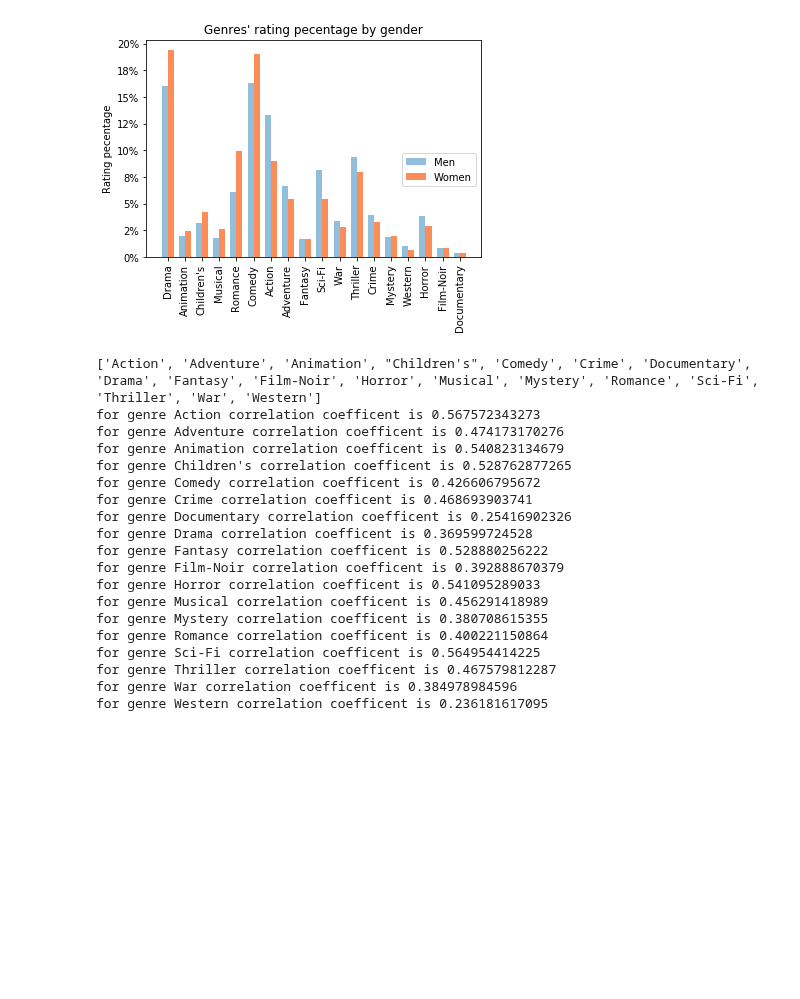
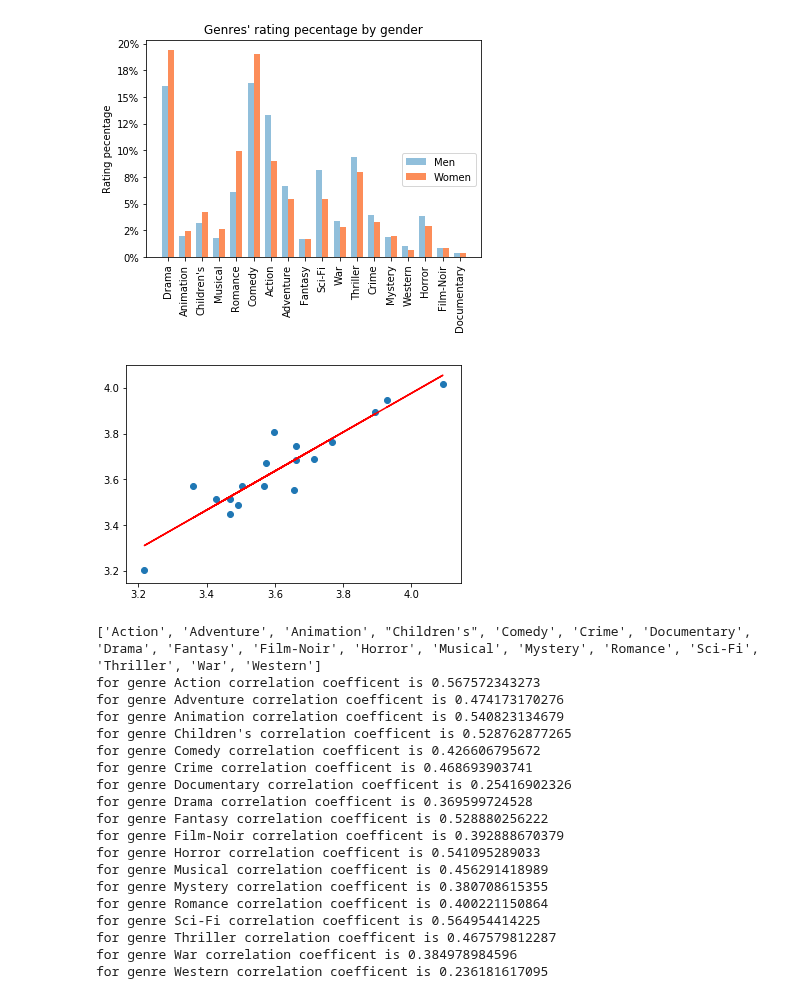
Before and after one commit to tianhaopx/Case-Study-of-Data-Science, a Jupyter notebook: CaseStudy2/CaseStudy2.ipynb, the cells around one changed output. Cells and saved outputs as stored; diff of their text form; code cells hidden in the pictures; blank space fills up the shorter version.

```diff
--- a/CaseStudy2/CaseStudy2.ipynb
+++ b/CaseStudy2/CaseStudy2.ipynb
@@ -489,0 +473,11 @@ for age group 56, correlation coefficent is 0.49148544214
+# %%
+# compute correlation coefficent for each occupation
+occupation=["other","academic/educator","artist","clerical/admin","college/grad student","customer service","doctor/health care","executive/managerial",
+           "farmer","homemaker","K-12 student","lawyer","programmer","retired","sales/marketing","scientist","self-employed",
+           "technician/engineer","tradesman/craftsman","unemployed","writer"]
+for i in range(21):
+    data_ocpt=data[data.occupation==i]
+    ocptname=occupation[i]
+    meanrating_ocpt=data_ocpt.pivot_table('rating',index='title',columns='gender',aggfunc='mean')
+    #meanrating200_genres=meanrating_genres[titlerating_200]
+    print('for occupation %s, correlation coefficent is'%ocptname, meanrating_ocpt['M'].corr(meanrating_ocpt['F']))
@@ -681,6 +693,23 @@ plt.show()
 # %% [output]
 [figure]
 [figure]
+# %%
+#Regression??
+import matplotlib.pyplot as plt
+import numpy as np
+from numpy import array
+
+x=array(Mrating_mean)
+y=array(Frating_mean)
+
+fig, ax = plt.subplots()
+fit = np.polyfit(x, y, deg=1)
+
+ax.plot(x, fit[0] * x + fit[1], color='red')
+ax.scatter(x, y)
+py.show()
+# %% [output]
+[figure, added]
 # %%
 #more people rate, higher rating?
 
```
Also changed, not shown: parts of 5 cells of this notebook.
